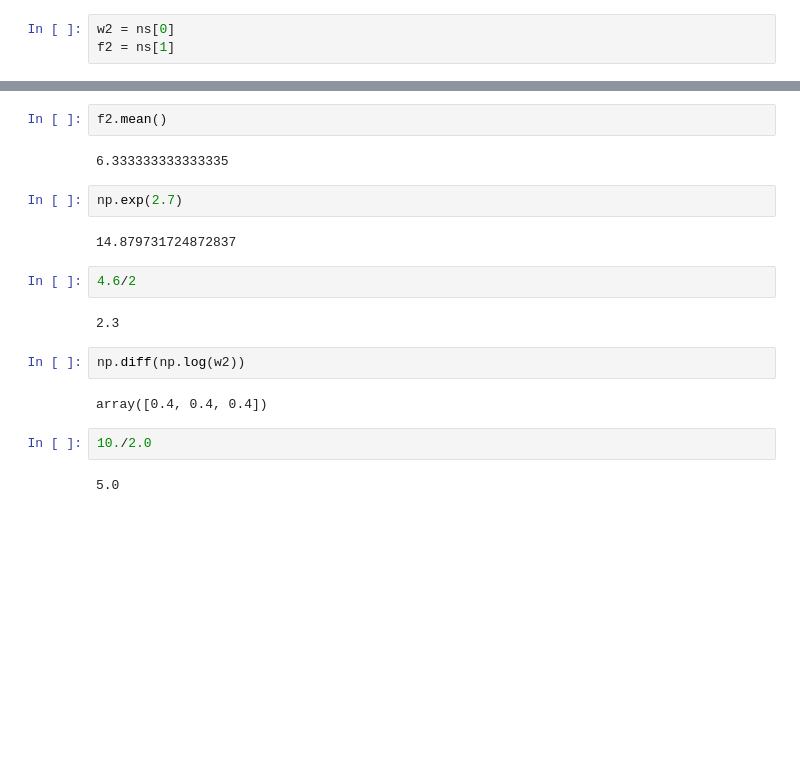
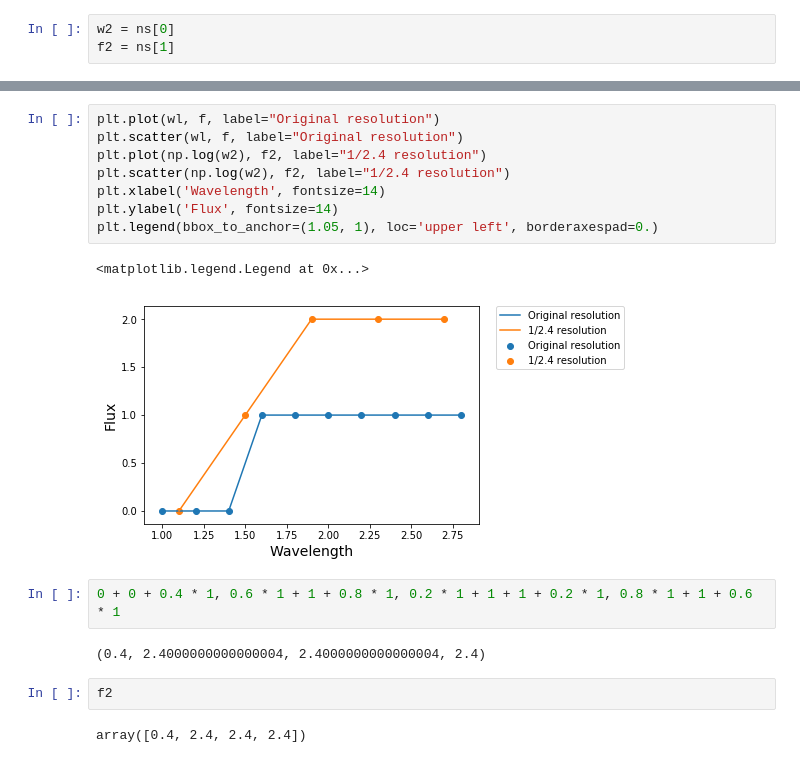
Before and after one commit to umerudel/SESNspectraPCA, a Jupyter notebook: code/test.ipynb, the cells around one changed output, grey strips where cells are left out. Cells and saved outputs as stored; diff of their text form; blank space fills up the shorter version.

```diff
--- a/code/test.ipynb
+++ b/code/test.ipynb
@@ -119,20 +104,19 @@ plt.legend(bbox_to_anchor=(1.05, 1), loc='upper left', borderaxespad=0.)
+# %%
+plt.plot(wl, f, label="Original resolution")
+plt.scatter(wl, f, label="Original resolution")
+plt.plot(np.log(w2), f2, label="1/2.4 resolution")
+plt.scatter(np.log(w2), f2, label="1/2.4 resolution")
+plt.xlabel('Wavelength', fontsize=14)
+plt.ylabel('Flux', fontsize=14)
+plt.legend(bbox_to_anchor=(1.05, 1), loc='upper left', borderaxespad=0.)
+# %% [output]
+<matplotlib.legend.Legend at 0x...>
+[figure, added]
+# %%
+0 + 0 + 0.4 * 1, 0.6 * 1 + 1 + 0.8 * 1, 0.2 * 1 + 1 + 1 + 0.2 * 1, 0.8 * 1 + 1 + 0.6 * 1
+# %% [output]
+(0.4, 2.4000000000000004, 2.4000000000000004, 2.4)
 # %%
-f2.mean()
+f2
 # %% [output]
-6.333333333333335
+array([0.4, 2.4, 2.4, 2.4])
-# %%
-np.exp(2.7)
-# %% [output]
-14.879731724872837
-# %%
-4.6/2
-# %% [output]
-2.3
-# %%
-np.diff(np.log(w2))
-# %% [output]
-array([0.4, 0.4, 0.4])
-# %%
-10./2.0
-# %% [output]
-5.0
```
Also changed, not shown: parts of 15 cells of this notebook.
